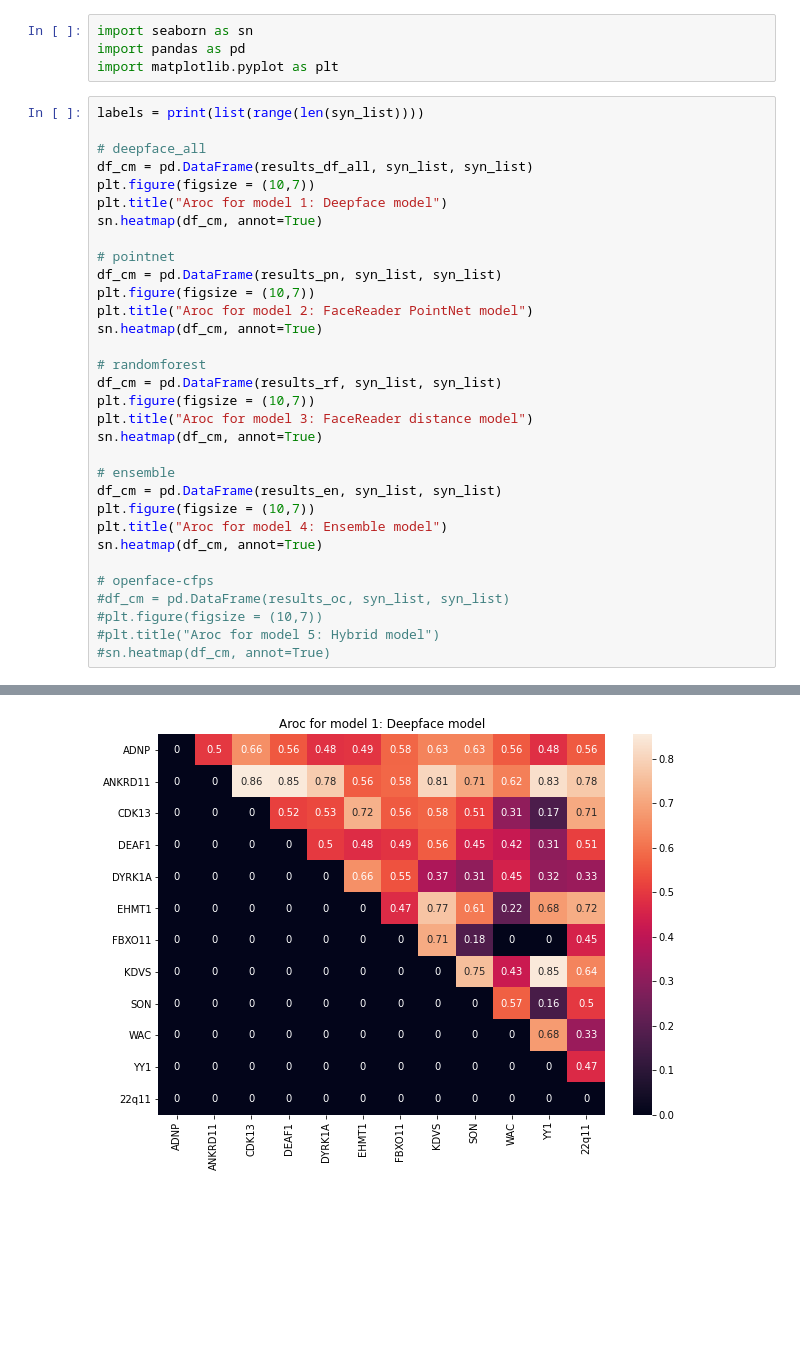
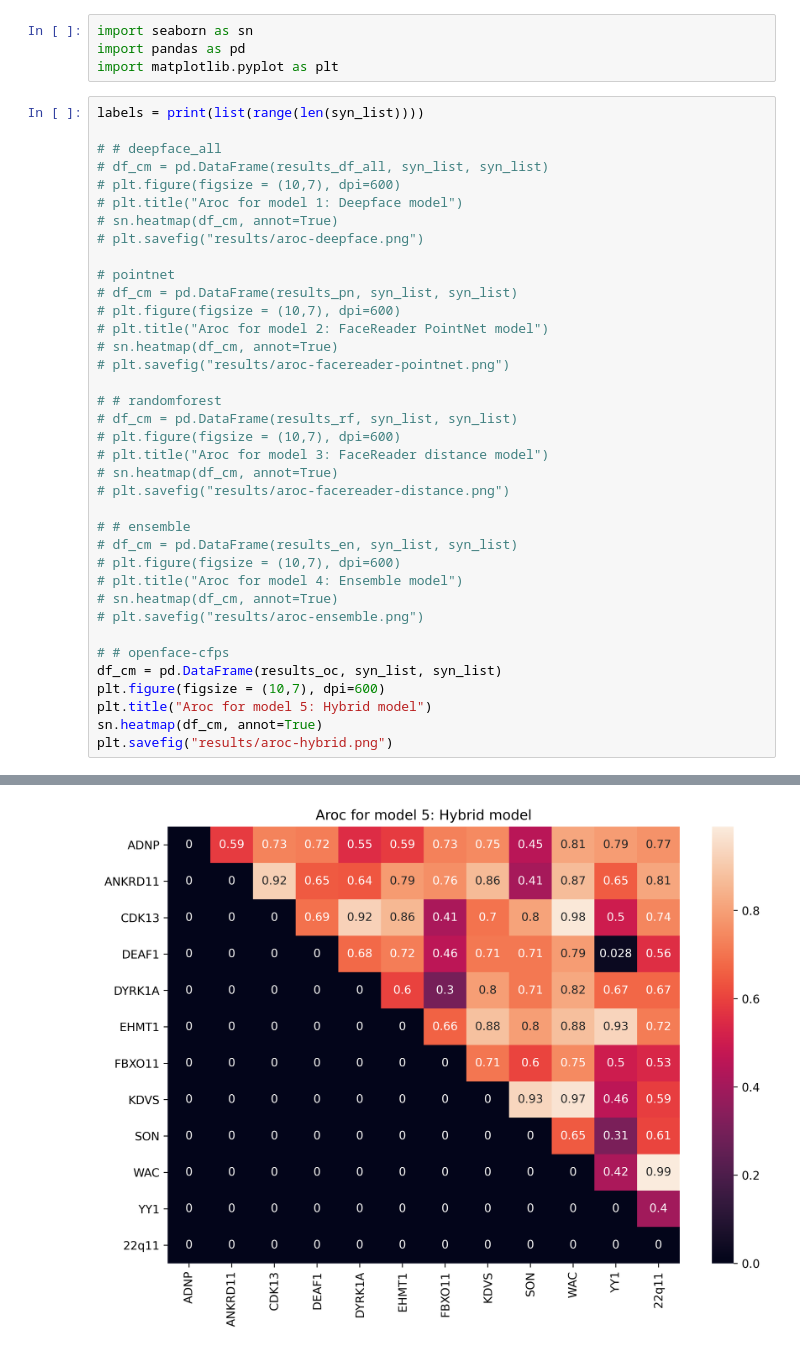
Before and after one commit to spatiebalk/face-classification, a Jupyter notebook: syn_syn_classification/classifiers_general_ensemble_3_models_syn_vs_syn.ipynb, the cells around one changed output, grey strips where cells are left out. Drawn from its saved outputs; the diff is of its cells as text; blank space fills up the shorter version.

```diff
--- a/syn_syn_classification/classifiers_general_ensemble_3_models_syn_vs_syn.ipynb
+++ b/syn_syn_classification/classifiers_general_ensemble_3_models_syn_vs_syn.ipynb
@@ -436,34 +436,39 @@ import matplotlib.pyplot as plt
 # %%
 labels = print(list(range(len(syn_list))))
 
-# deepface_all
-df_cm = pd.DataFrame(results_df_all, syn_list, syn_list)
-plt.figure(figsize = (10,7))
-plt.title("Aroc for model 1: Deepface model")
-sn.heatmap(df_cm, annot=True)
+# # deepface_all
+# df_cm = pd.DataFrame(results_df_all, syn_list, syn_list)
+# plt.figure(figsize = (10,7), dpi=600)
+# plt.title("Aroc for model 1: Deepface model")
+# sn.heatmap(df_cm, annot=True)
+# plt.savefig("results/aroc-deepface.png")
 
 # pointnet
-df_cm = pd.DataFrame(results_pn, syn_list, syn_list)
-plt.figure(figsize = (10,7))
-plt.title("Aroc for model 2: FaceReader PointNet model")
+# df_cm = pd.DataFrame(results_pn, syn_list, syn_list)
+# plt.figure(figsize = (10,7), dpi=600)
+# plt.title("Aroc for model 2: FaceReader PointNet model")
+# sn.heatmap(df_cm, annot=True)
+# plt.savefig("results/aroc-facereader-pointnet.png")
+
+# # randomforest
+# df_cm = pd.DataFrame(results_rf, syn_list, syn_list)
+# plt.figure(figsize = (10,7), dpi=600)
+# plt.title("Aroc for model 3: FaceReader distance model")
+# sn.heatmap(df_cm, annot=True)
+# plt.savefig("results/aroc-facereader-distance.png")
+
+# # ensemble
+# df_cm = pd.DataFrame(results_en, syn_list, syn_list)
+# plt.figure(figsize = (10,7), dpi=600)
+# plt.title("Aroc for model 4: Ensemble model")
+# sn.heatmap(df_cm, annot=True)
+# plt.savefig("results/aroc-ensemble.png")
+
+# # openface-cfps
+df_cm = pd.DataFrame(results_oc, syn_list, syn_list)
+plt.figure(figsize = (10,7), dpi=600)
+plt.title("Aroc for model 5: Hybrid model")
 sn.heatmap(df_cm, annot=True)
-
-# randomforest
-df_cm = pd.DataFrame(results_rf, syn_list, syn_list)
-plt.figure(figsize = (10,7))
-plt.title("Aroc for model 3: FaceReader distance model")
-sn.heatmap(df_cm, annot=True)
-
-# ensemble
-df_cm = pd.DataFrame(results_en, syn_list, syn_list)
-plt.figure(figsize = (10,7))
-plt.title("Aroc for model 4: Ensemble model")
-sn.heatmap(df_cm, annot=True)
-
-# openface-cfps
-#df_cm = pd.DataFrame(results_oc, syn_list, syn_list)
-#plt.figure(figsize = (10,7))
-#plt.title("Aroc for model 5: Hybrid model")
-#sn.heatmap(df_cm, annot=True)
+plt.savefig("results/aroc-hybrid.png")
 # %% [output]
 [0, 1, 2, 3, 4, 5, 6, 7, 8, 9, 10, 11]
@@ -471 +475 @@ sn.heatmap(df_cm, annot=True)
-[figure, old version]
+[figure, new version]
```
Also changed, not shown: parts of 2 cells of this notebook, 7 other files.
